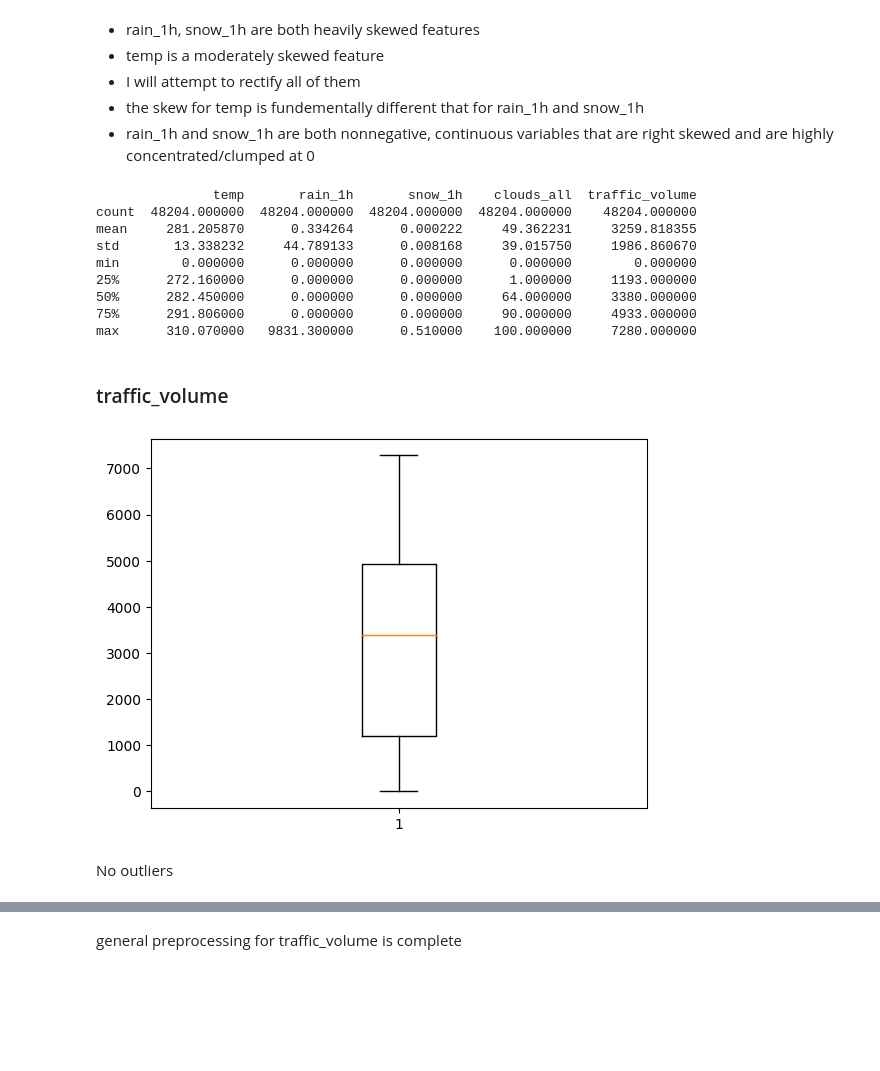
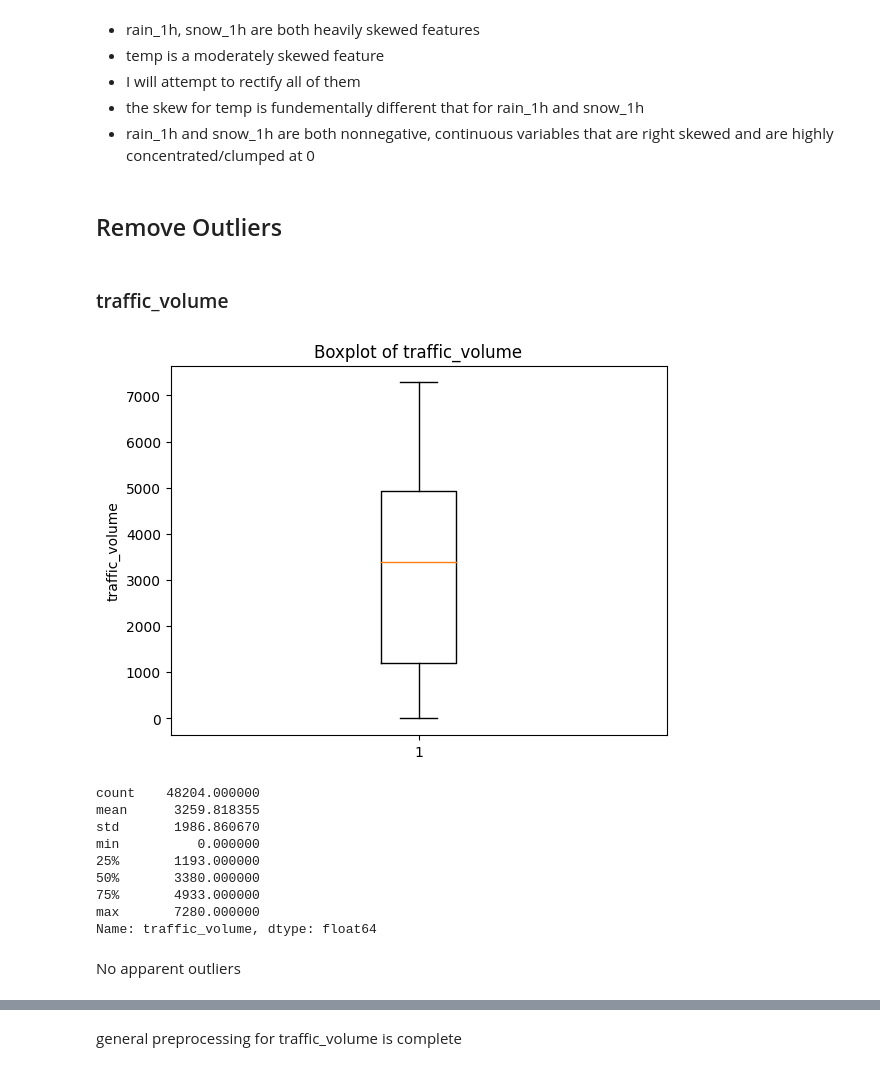
Before and after one commit to Supersamk13/Machine-Learning-and-Data-Science, a Jupyter notebook: Data_Science_and_Machine_Learning_Project_Interstate_Traffic.ipynb, the cells around one changed output, grey strips where cells are left out. Saved outputs shown, nothing was run; the diff lists cells and outputs as text; code cells hidden in the pictures; blank space fills up the shorter version.

```diff
--- a/Data_Science_and_Machine_Learning_Project_Interstate_Traffic.ipynb
+++ b/Data_Science_and_Machine_Learning_Project_Interstate_Traffic.ipynb
@@ -176,27 +171,33 @@ dtype: float64
 * I will attempt to rectify all of them
 * the skew for temp is fundementally different that for rain_1h and snow_1h
 * rain_1h and snow_1h are both nonnegative, continuous variables that are right skewed and are highly concentrated/clumped at 0
-# %%
-# Stats about each numeric feature
-print(traffic_df.describe())
-# %% [output]
-               temp       rain_1h       snow_1h    clouds_all  traffic_volume
-count  48204.000000  48204.000000  48204.000000  48204.000000    48204.000000
-mean     281.205870      0.334264      0.000222     49.362231     3259.818355
-std       13.338232     44.789133      0.008168     39.015750     1986.860670
-min        0.000000      0.000000      0.000000      0.000000        0.000000
-25%      272.160000      0.000000      0.000000      1.000000     1193.000000
-50%      282.450000      0.000000      0.000000     64.000000     3380.000000
-75%      291.806000      0.000000      0.000000     90.000000     4933.000000
-max      310.070000   9831.300000      0.510000    100.000000     7280.000000
+# %% [markdown]
+## Remove Outliers
 # %% [markdown]
 ### traffic_volume
 # %%
 # traffic_volume boxplot
 plt.boxplot(traffic_df['traffic_volume'])
 
+# Add labels
+plt.title('Boxplot of traffic_volume')
+plt.ylabel('traffic_volume')
+
 plt.show()
 # %% [output]
-[figure, old version]
+[figure, new version]
+# %%
+# Stats about each numeric feature
+print(traffic_df['traffic_volume'].describe())
+# %% [output]
+count    48204.000000
+mean      3259.818355
+std       1986.860670
+min          0.000000
+25%       1193.000000
+50%       3380.000000
+75%       4933.000000
+max       7280.000000
+Name: traffic_volume, dtype: float64
 # %% [markdown]
-No outliers
+No apparent outliers
```
Also changed, not shown: parts of 88 cells of this notebook.
